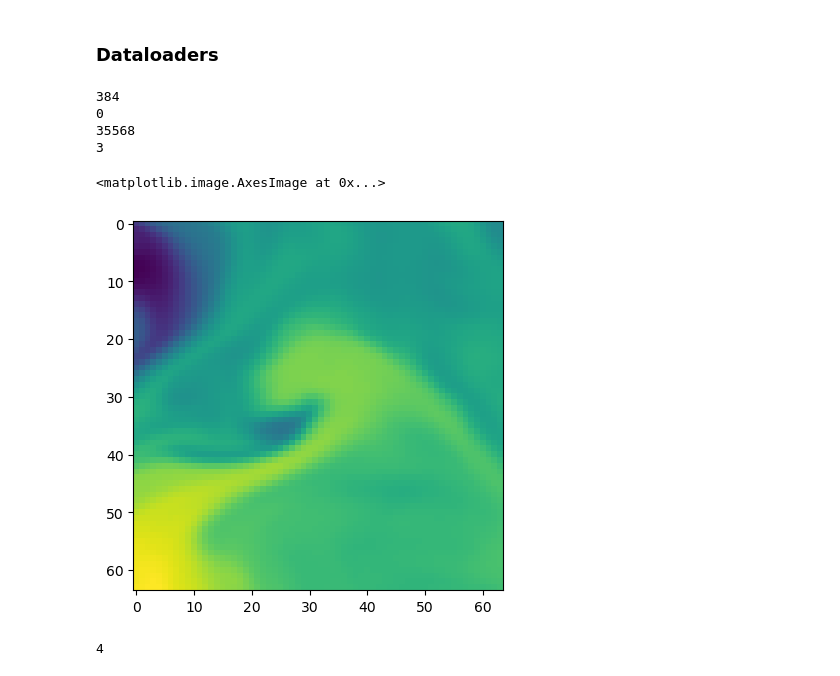
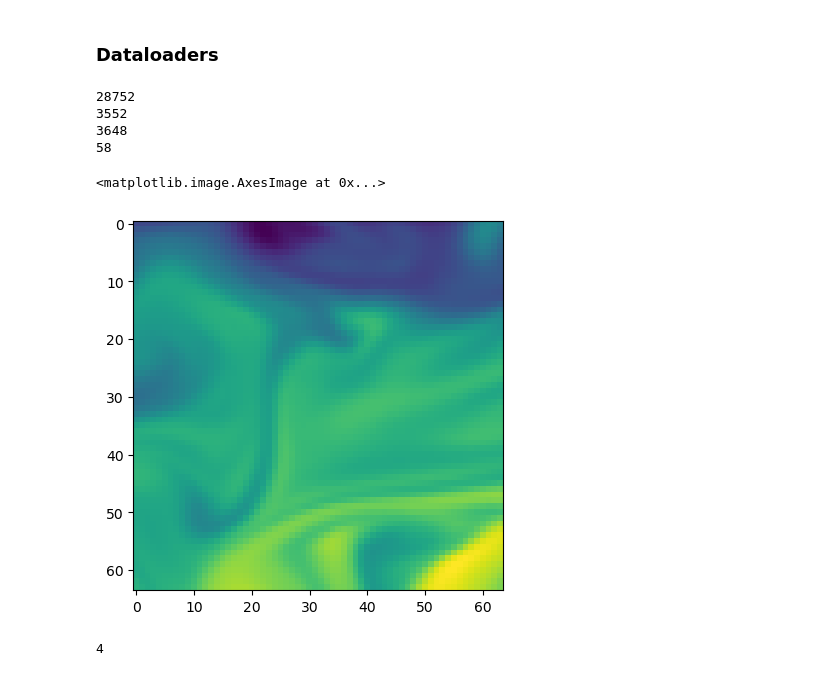
Before and after one commit to ghostpress/rainfall-pde-ml, a Jupyter notebook: code/MLcode.ipynb, the cells around one changed output. Cells and saved outputs as stored; diff of their text form; code cells hidden in the pictures.

Commit message:
Tried to run full data training on GPU

```diff
--- a/code/MLcode.ipynb
+++ b/code/MLcode.ipynb
@@ -788,33 +820,33 @@ class Experiment():
 # %%
 torch.manual_seed(42)
 
-split = train_val_test_split_files(datadir("sst_npy/"), [0.01, 0, 0.1]) # using small amount for now, to test
+split = train_val_test_split_files(datadir("sst_npy/"), [0.8, 0.1, 0.1]) # using small amount for now, to test
 
 train_split = split[0]
 val_split   = split[1]
 test_split  = split[2]
 
 # Total number of files in each split
 print(len(train_split))
 print(len(val_split))
 print(len(test_split))
 
 # For faster training, try larger batchsize
-training_loader = create_dataloader(batchsize=64, files=train_split, ndays=4, shuff=True)
+training_loader = create_dataloader(batchsize=500, files=train_split, ndays=4, shuff=True)
 #val_loader = create_dataloader(batchsize=12, files=val_split, ndays=4, shuff=True)
 
 # Total number of batches in the loader
 print(len(training_loader))
 
 train_first, train_next = next(iter(training_loader))
 plt.imshow(train_first[0][0])
 # %% [output]
-384
-0
-35568
-3
+28752
+3552
+3648
+58
 <matplotlib.image.AxesImage at 0x...>
-[figure, old version]
+[figure, new version]
 # %%
 def create_example_loader(X_files, y_files, batchsize=1, dtype=torch.FloatTensor):
 
```
Also changed, not shown: parts of 8 cells of this notebook.
